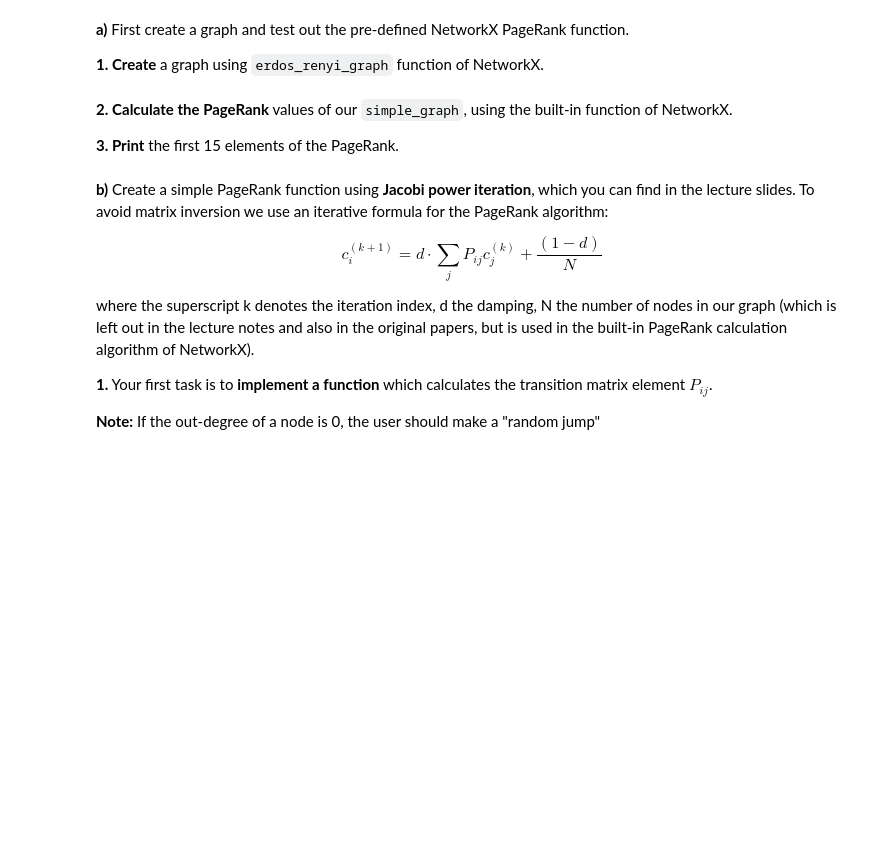
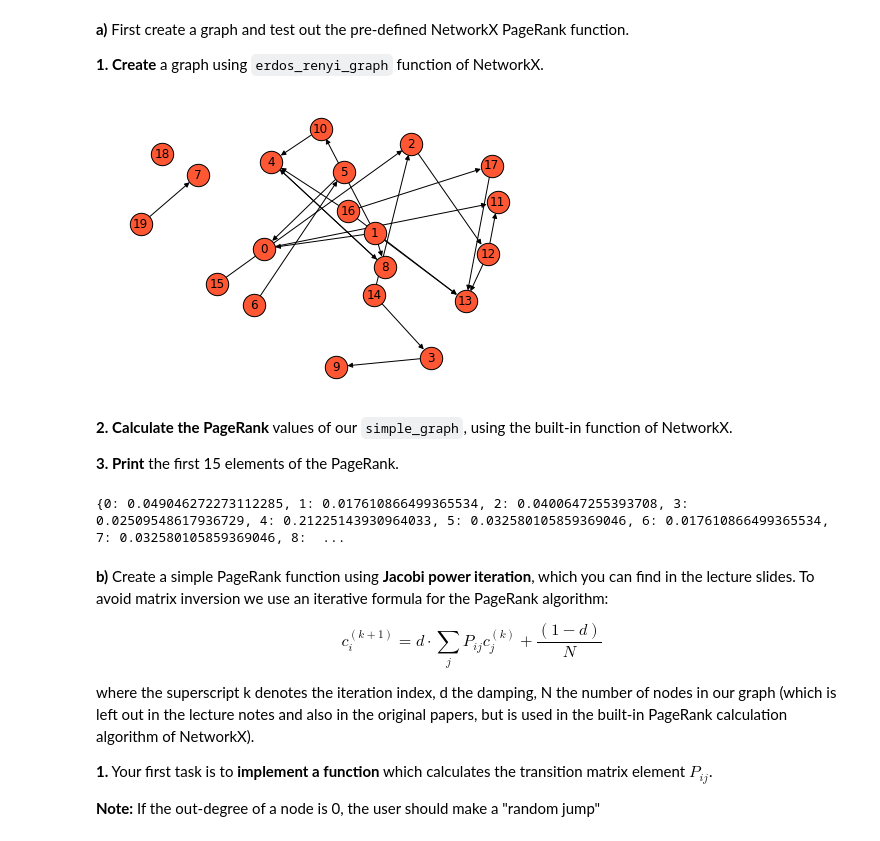
Before and after one commit to bockph/Social-Computing-Class-SS21, a Jupyter notebook: Ex2_Centrality.ipynb, the cells around one changed output. Saved outputs shown, nothing was run; the diff lists cells and outputs as text; code cells hidden in the pictures; blank space fills up the shorter version.

```diff
--- a/Ex2_Centrality.ipynb
+++ b/Ex2_Centrality.ipynb
@@ -154,19 +230,21 @@ The PageRank measures a stationary distribution of a specific kind of random wal
 # %%
 # TODO: Create a graph using Erdos_Renyi with the following parameters
 n = 20
 p = 0.07
 directed = True
 
-simple_graph = # TODO
+simple_graph = nx.erdos_renyi_graph(n,p, directed=directed)
 
 # Formatting the graph
 node_color = "#FF5733"
 edge_colors= "#000000"
 node_size = 500
 
 pos = nx.spring_layout(simple_graph, k=0.7, iterations=20)
 
 nx.draw(simple_graph, pos=pos, node_color=node_color, node_size=node_size, edgecolors=edge_colors, with_labels=True)
+# %% [output]
+[figure, added]
 # %% [markdown]
 **2.** **Calculate the PageRank** values of our `simple_graph`, using the built-in function of NetworkX.
 
@@ -178,8 +256,12 @@ DAMPING = 0.85
 
 
 # TODO: calculate PageRank
+rank = nx.pagerank(simple_graph,alpha=DAMPING,max_iter=ITERATIONS)
 
 # TODO: print the results
+print(rank)
+# %% [output]
+{0: 0.049046272273112285, 1: 0.017610866499365534, 2: 0.0400647255393708, 3: 0.02509548617936729, 4: 0.21225143930964033, 5: 0.032580105859369046, 6: 0.017610866499365534, 7: 0.032580105859369046, 8:  ...
 # %% [markdown]
 **b)** Create a simple PageRank function using **Jacobi power iteration**, which you can find in the lecture slides. To avoid matrix inversion we use an iterative formula for the PageRank algorithm:
 
```
Also changed, not shown: parts of 13 cells of this notebook, 2 other files.
